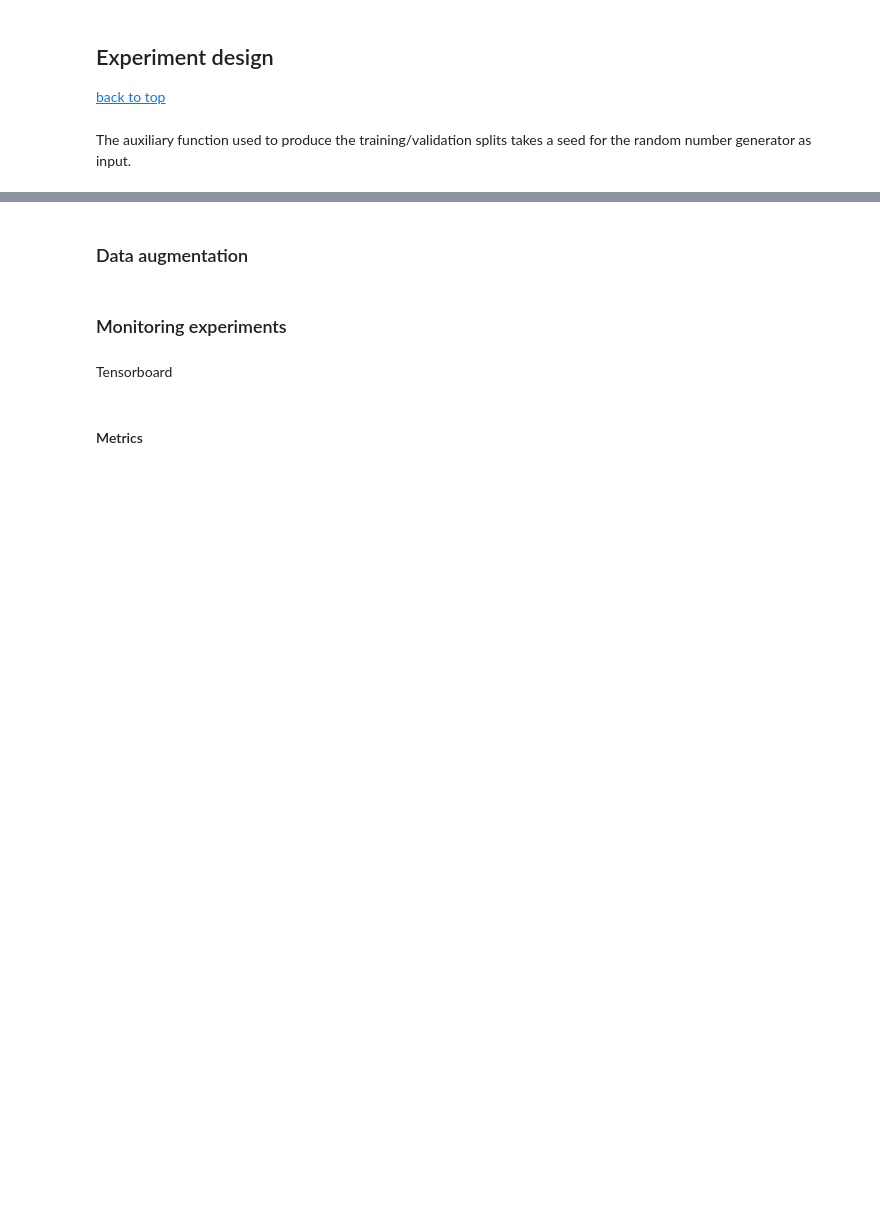
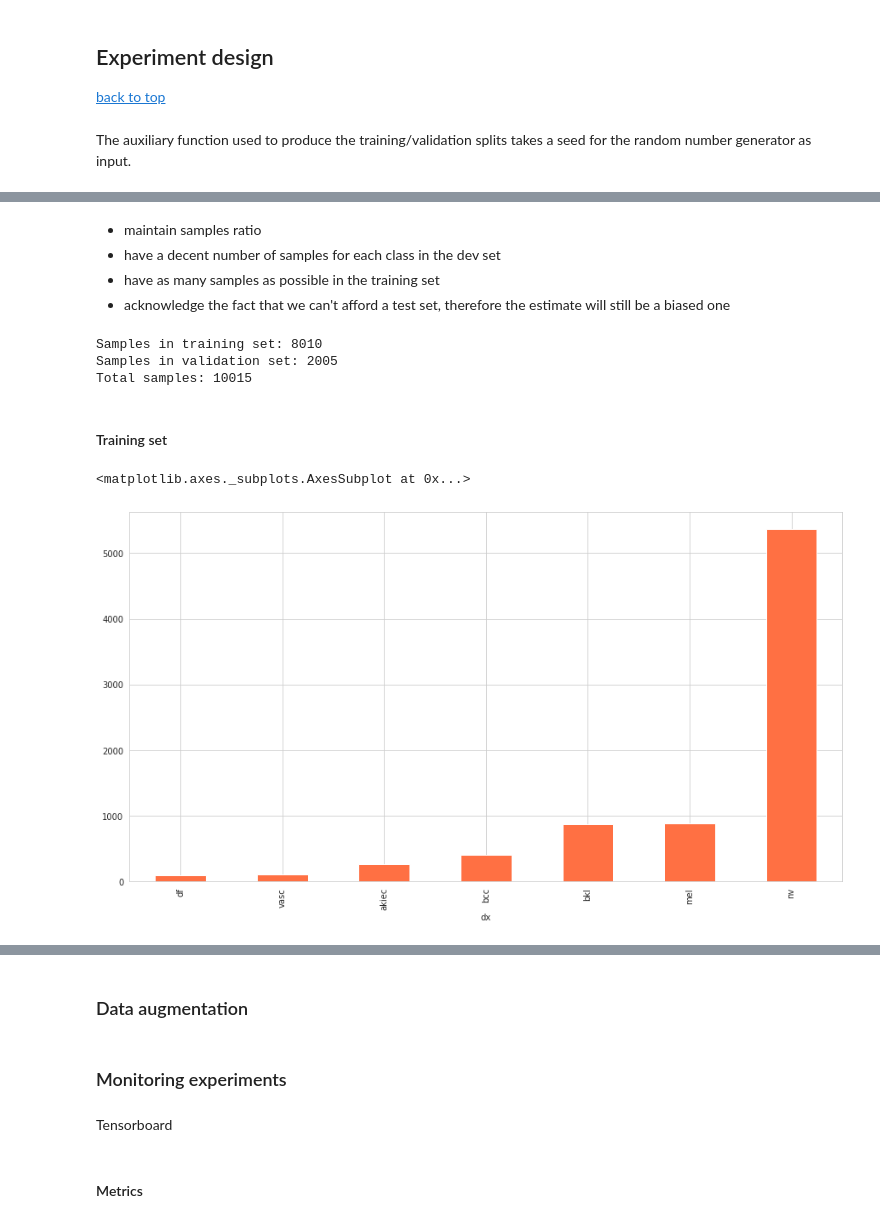
Before and after one commit to matteo-peltarion/classification-toolkit, a Jupyter notebook: notebooks/report.ipynb, the cells around one changed output, grey strips where cells are left out. Saved outputs shown, nothing was run; the diff lists cells and outputs as text; code cells hidden in the pictures; blank space fills up the shorter version.

```diff
--- a/notebooks/report.ipynb
+++ b/notebooks/report.ipynb
@@ -176,0 +224,36 @@ The auxiliary function used to produce the training/validation splits takes a se
+# %% [markdown]
+* maintain samples ratio
+* have a decent number of samples for each class in the dev set
+* have as many samples as possible in the training set
+* acknowledge the fact that we can't afford a test set, therefore the estimate will still be a biased one
+# %%
+# Get training ids and validation ids
+train_ids, val_ids = create_train_val_split(DATA_FOLDER, 0.8, 0.2)
+# %%
+print("Samples in training set: {}".format(len(train_ids)))
+print("Samples in validation set: {}".format(len(val_ids)))
+
+n_samples_total = len(val_ids) + len(train_ids)
+
+print("Total samples: {}".format(n_samples_total))
+
+# Sanity checks: union must be equal to total, intersection must be 0
+assert (len(set(val_ids).union(set(train_ids))) == n_samples_total)
+assert (len(set(val_ids).intersection(set(train_ids))) == 0)
+# %% [output]
+Samples in training set: 8010
+Samples in validation set: 2005
+Total samples: 10015
+# %%
+data_df = read_meta_data(DATA_FOLDER)
+
+data_train = data_df.loc[train_ids]
+data_val = data_df.loc[val_ids]
+# %% [markdown]
+#### Training set
+# %%
+plt.figure(figsize=(15,8))
+data_train.groupby(LABEL_COLUMN).count()['sex'].sort_values().plot(kind='bar', color="#ff7043")
+# %% [output]
+<matplotlib.axes._subplots.AxesSubplot at 0x...>
+[figure, added]
```
Also changed, not shown: parts of 11 cells of this notebook.
